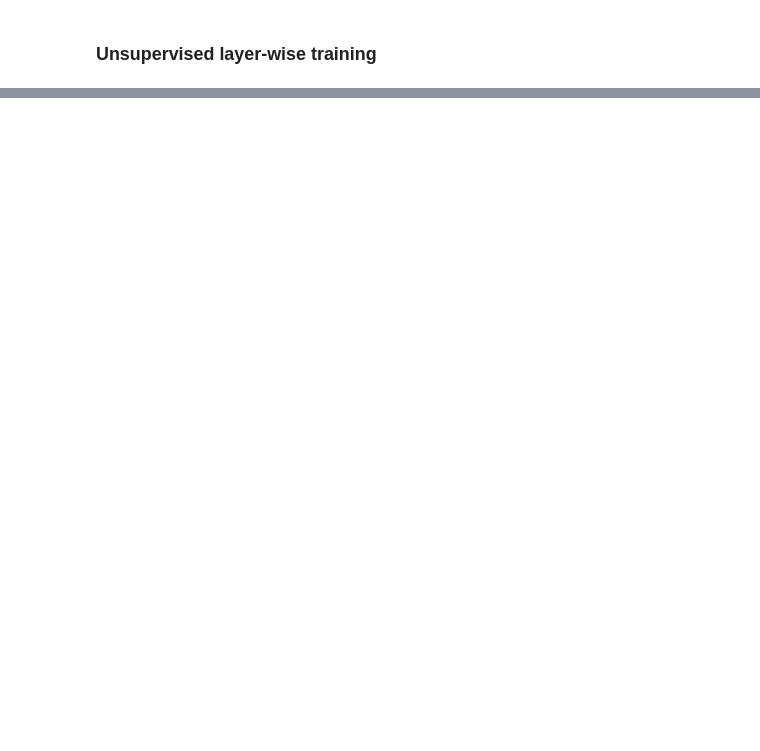
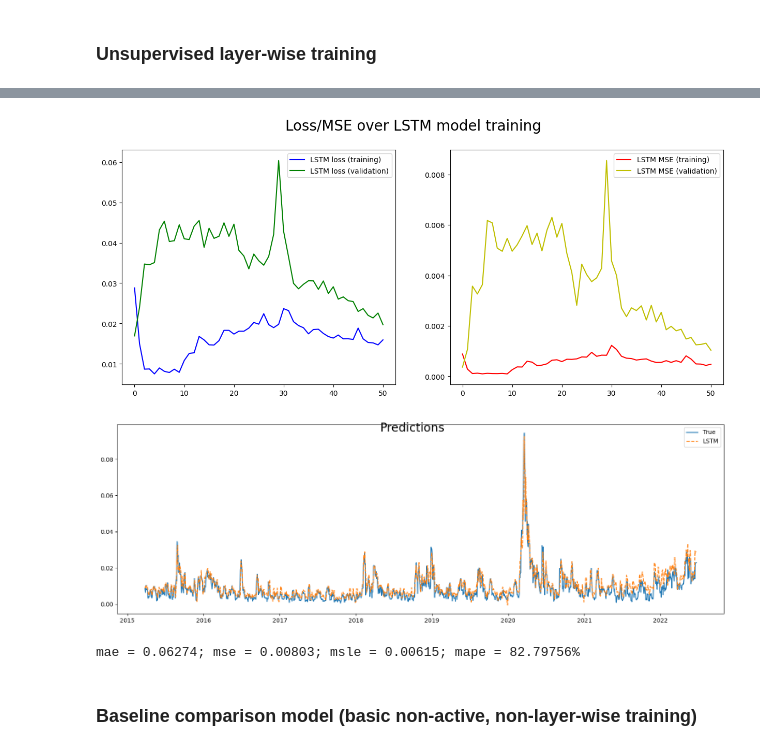
Before and after one commit to gittmp/sustainable-risk-modelling, a Jupyter notebook: Program/risk-forecasting.ipynb, the cells around one changed output, grey strips where cells are left out. Saved outputs shown, nothing was run; the diff lists cells and outputs as text; code cells hidden in the pictures; blank space fills up the shorter version.

```diff
--- a/Program/risk-forecasting.ipynb
+++ b/Program/risk-forecasting.ipynb
@@ -466,0 +554,11 @@ autoencoder training time = 30.29s, regressor training time = 22.78
+# %%
+# build RNN/LSTM architecture
+lstm_model = Sequential([
+    LSTM(NODES_PER_LAYER, return_sequences=True, activation='tanh', input_shape=(X_train.shape[1:])),
+    LSTM(NODES_PER_LAYER, return_sequences=True, activation='tanh'),
+    LSTM(NODES_PER_LAYER, return_sequences=False, activation='tanh'),
+    Dense(1, activation='linear')
+])
+
+adam_opt = Adam(learning_rate=0.001, decay=1e-5)
+lstm_model.compile(loss='mae', optimizer=adam_opt, metrics=['mse'])
@@ -467,3 +636,49 @@ autoencoder training time = 30.29s, regressor training time = 22.78
+# %%
+# training loss plot
+fig, ax = plt.subplots(1, 2, figsize=(15, 6), dpi=100)
+fig.suptitle("Loss/MSE over LSTM model training", fontsize=20)
+
+ax[0].plot(histories['loss'], color='b', label="LSTM loss (training)")
+ax[0].plot(histories['val_loss'], color='g', label="LSTM loss (validation)")
+ax[0].legend(loc=0)
+
+ax[1].plot(histories['mse'], color='r', label="LSTM MSE (training)")
+ax[1].plot(histories['val_mse'], color='y', label="LSTM MSE (validation)")
+ax[1].legend(loc=0)
+
+# prediction plot
+y_pred_al = lstm_model.predict(X_test) * volatility.max() + volatility.min()
+y_test_unscaled = y_test * volatility.max() + volatility.min()
+y_test_plot = pd.Series(y_test_unscaled.squeeze(1), index=X.volatility[split + LOOKBACK_WINDOW + 1:].keys())
+
+fig, ax = plt.subplots(1, 1, figsize=(15, 5), dpi=100)
+fig.suptitle("Predictions", fontsize=20)
+
+y_pred_plot = pd.Series(y_pred_al.squeeze(1), index=X.volatility[split + LOOKBACK_WINDOW + 1:].keys())
+
+ax.plot(y_test_plot, label='True')
+ax.plot(y_pred_plot, linestyle='--', label='LSTM')
+ax.legend(loc=0)
+
+plt.tight_layout()
+plt.show()
+# %% [output]
+[figure, added]
+[figure, added]
+# %%
+mae = np.abs(np.subtract(y_test, y_pred_al)).mean()
+mse = np.square(np.subtract(y_test, y_pred_al)).mean()
+mape = np.abs((y_test - y_pred_al) / y_test).mean() * 100
+
+_msle = pd.DataFrame(np.subtract(np.log(y_test + 1), np.log(y_pred_al + 1)))
+_msle.dropna(inplace=True)
+msle = float(np.square(_msle).mean())
+
+print(f"mae = {mae:.5f}; mse = {mse:.5f}; msle = {msle:.5f}; mape = {mape:.5f}%")
+# %% [output]
+mae = 0.06274; mse = 0.00803; msle = 0.00615; mape = 82.79756%
+# %% [markdown]
+### Baseline comparison model (basic non-active, non-layer-wise training)
 # %%
 # comparative model to progressively trained model
 comp_model = Sequential([
```
Also changed, not shown: parts of 31 cells of this notebook.
